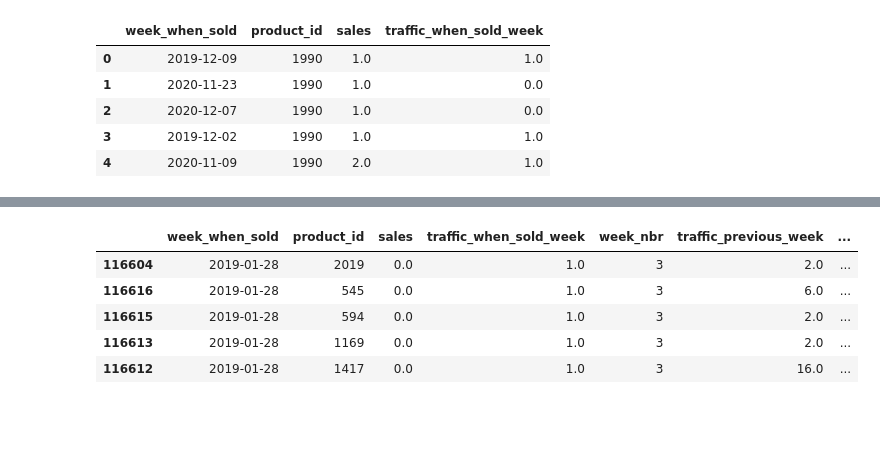
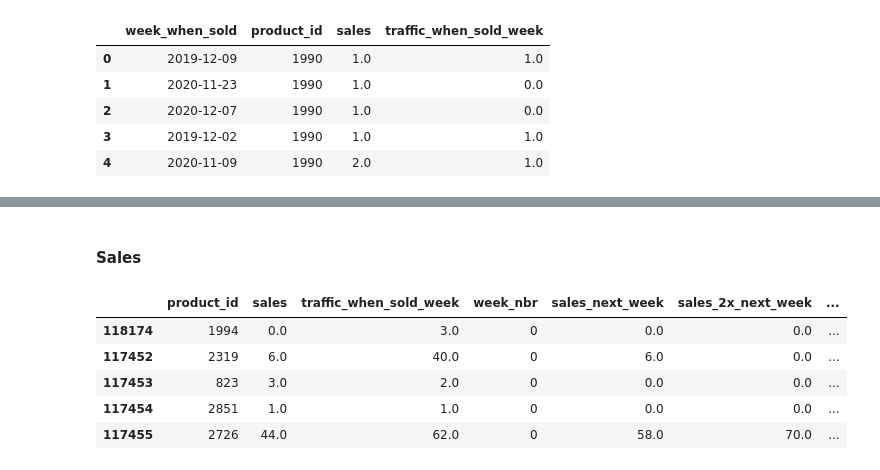
Before and after one commit to tomek-programowanie/time_series_sales_prediction, a Jupyter notebook: product-level sales prediction.ipynb, the cells around one changed output, grey strips where cells are left out. Drawn from its saved outputs; the diff is of its cells as text; code cells hidden in the pictures; blank space fills up the shorter version.

```diff
--- a/product-level sales prediction.ipynb
+++ b/product-level sales prediction.ipynb
@@ -180,0 +190,3 @@ df_data.head()
+# %%
+train = train.sort_values(by="week_nbr")
+train.head()
@@ -180,0 +200,10 @@ df_data.head()
+# %%
+train['sales_next_week'] = train.groupby(['product_id'])['sales'].shift(-1)
+train['sales_2x_next_week'] = train.groupby(['product_id'])['sales'].shift(-2)
+train['sales_3x_next_week'] = train.groupby(['product_id'])['sales'].shift(-3)
+
+val['sales_next_week'] = val.groupby(['product_id'])['sales'].shift(-1)
+val['sales_2x_next_week'] = val.groupby(['product_id'])['sales'].shift(-2)
+val['sales_3x_next_week'] = val.groupby(['product_id'])['sales'].shift(-3)
+
+val.head()
@@ -181 +217,3 @@ df_data.head()
+# %%
+train = train.dropna()
 # %% [markdown]
@@ -210,0 +225,10 @@ df_data.head()
+# %%
+train['traffic_previous_week'] = train.groupby(['product_id'])['traffic_when_sold_week'].shift(1)
+train['traffic_previous_2x_week'] = train.groupby(['product_id'])['traffic_when_sold_week'].shift(2)
+train['traffic_previous_3x_week'] = train.groupby(['product_id'])['traffic_when_sold_week'].shift(3)
+
+train['diff_traffic_previous_week'] = train.groupby(['product_id'])['traffic_when_sold_week'].diff(1)
+train['diff_traffic_previous_2x_week'] = train.groupby(['product_id'])['traffic_when_sold_week'].diff(2)
+train['diff_traffic_previous_3x_week'] = train.groupby(['product_id'])['traffic_when_sold_week'].diff(3)
+
+train.head()
@@ -211,18 +259,19 @@ df_data.head()
+# %% [markdown]
+#### Sales
 # %%
-df_data['sales_previous_week'] = df_data.groupby(['product_id'])['sales'].shift(1)
-df_data['sales_previous_2x_week'] = df_data.groupby(['product_id'])['sales'].shift(2)
-df_data['sales_previous_3x_week'] = df_data.groupby(['product_id'])['sales'].shift(3)
+train['sales_previous_week'] = train.groupby(['product_id'])['sales'].shift(1)
+train['sales_previous_2x_week'] = train.groupby(['product_id'])['sales'].shift(2)
+train['sales_previous_3x_week'] = train.groupby(['product_id'])['sales'].shift(3)
 
-df_data['diff_sales_previous_week'] = df_data.groupby(['product_id'])['sales'].diff(1)
-df_data['diff_sales_previous_2x_week'] = df_data.groupby(['product_id'])['sales'].diff(2)
-df_data['diff_sales_previous_3x_week'] = df_data.groupby(['product_id'])['sales'].diff(3)
+train['diff_sales_previous_week'] = train.groupby(['product_id'])['sales'].diff(1)
+train['diff_sales_previous_2x_week'] = train.groupby(['product_id'])['sales'].diff(2)
+train['diff_sales_previous_3x_week'] = train.groupby(['product_id'])['sales'].diff(3)
 
-df_data = df_data.dropna()
-df_data.head()
+train.head()
 # %% [output]
-|  | week_when_sold | product_id | sales | traffic_when_sold_week | week_nbr | traffic_previous_week | ... |
-| 116604 | 2019-01-28 | 2019 | 0.0 | 1.0 | 3 | 2.0 | ... |
-| 116616 | 2019-01-28 | 545 | 0.0 | 1.0 | 3 | 6.0 | ... |
-| 116615 | 2019-01-28 | 594 | 0.0 | 1.0 | 3 | 2.0 | ... |
-| 116613 | 2019-01-28 | 1169 | 0.0 | 1.0 | 3 | 2.0 | ... |
-| 116612 | 2019-01-28 | 1417 | 0.0 | 1.0 | 3 | 16.0 | ... |
+|  | product_id | sales | traffic_when_sold_week | week_nbr | sales_next_week | sales_2x_next_week | ... |
+| 118174 | 1994 | 0.0 | 3.0 | 0 | 0.0 | 0.0 | ... |
+| 117452 | 2319 | 6.0 | 40.0 | 0 | 6.0 | 0.0 | ... |
+| 117453 | 823 | 3.0 | 2.0 | 0 | 0.0 | 0.0 | ... |
+| 117454 | 2851 | 1.0 | 1.0 | 0 | 0.0 | 0.0 | ... |
+| 117455 | 2726 | 44.0 | 62.0 | 0 | 58.0 | 70.0 | ... |
```
Also changed, not shown: parts of 45 cells of this notebook.
